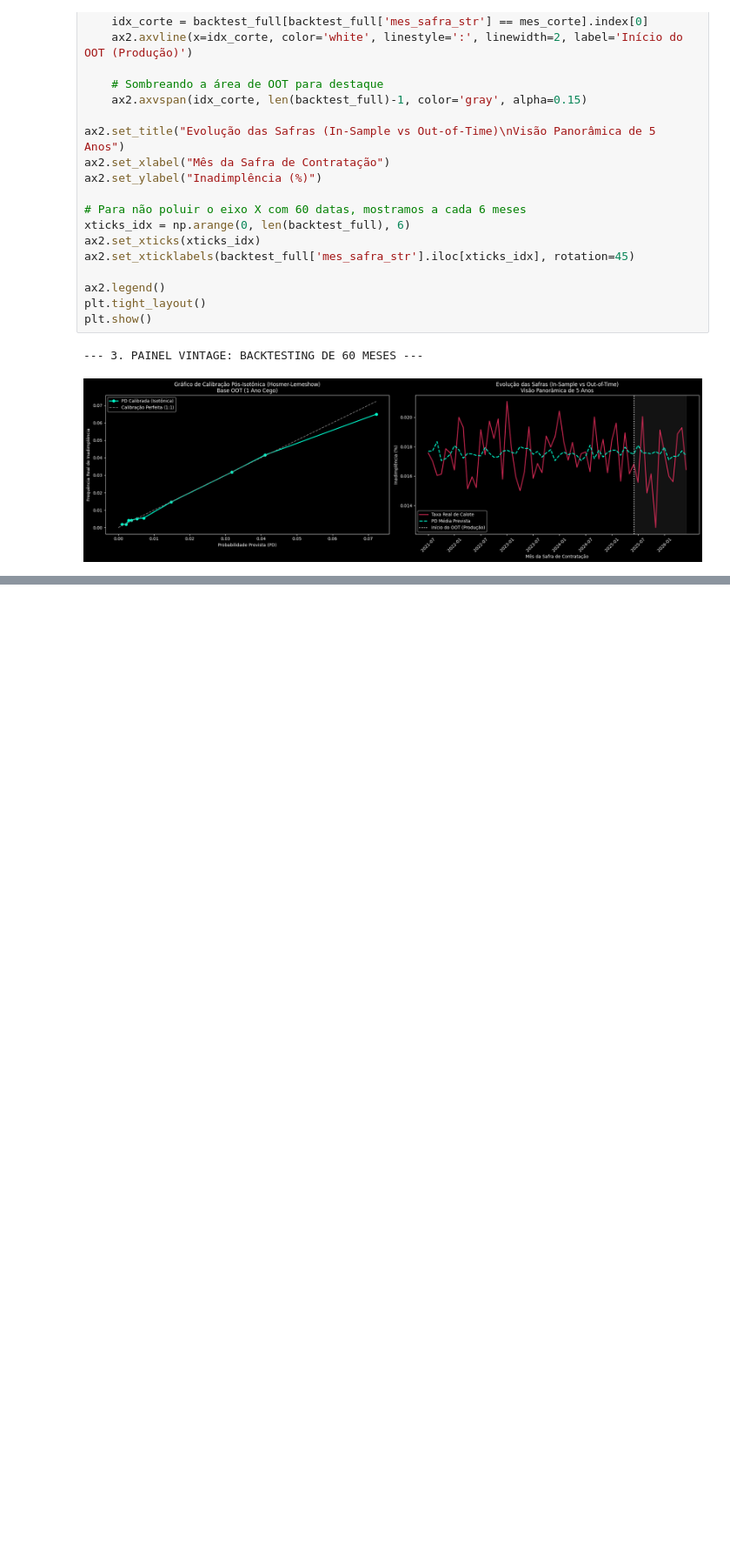
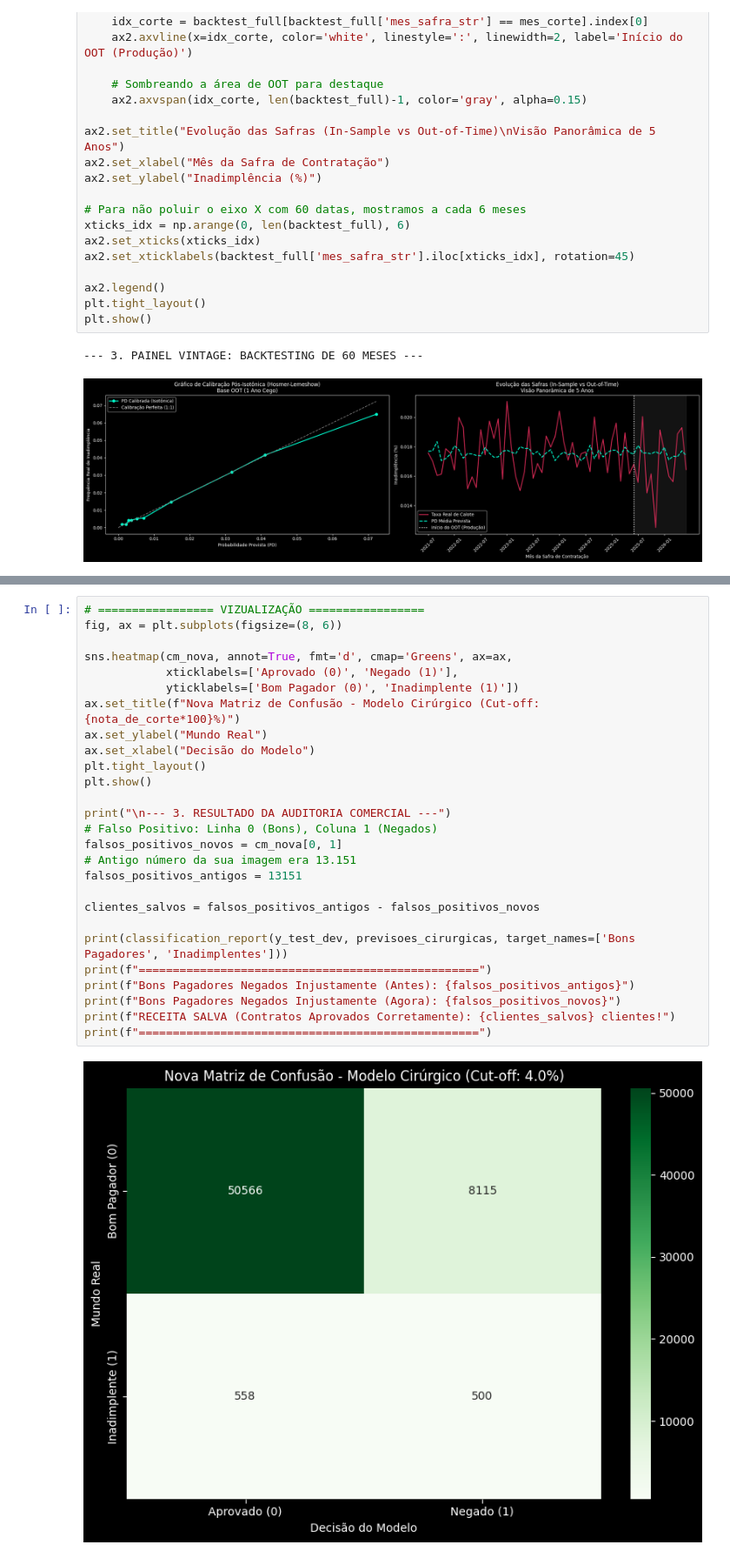
Before and after one commit to engineer-inks/ifrs9-financial-computer-ai, a Jupyter notebook: notebooks/01_estudo_clusters_portfolio.ipynb, the cells around one changed output, grey strips where cells are left out. Shown at 87% size. Cells and saved outputs as stored; diff of their text form; blank space fills up the shorter version.

Commit message:
feat - adicao de novos estudos para maximizar a precision

```diff
--- a/notebooks/01_estudo_clusters_portfolio.ipynb
+++ b/notebooks/01_estudo_clusters_portfolio.ipynb
@@ -821,0 +893,29 @@ plt.show()
+# %%
+# ================= VIZUALIZAÇÃO =================
+fig, ax = plt.subplots(figsize=(8, 6))
+
+sns.heatmap(cm_nova, annot=True, fmt='d', cmap='Greens', ax=ax,
+            xticklabels=['Aprovado (0)', 'Negado (1)'],
+            yticklabels=['Bom Pagador (0)', 'Inadimplente (1)'])
+ax.set_title(f"Nova Matriz de Confusão - Modelo Cirúrgico (Cut-off: {nota_de_corte*100}%)")
+ax.set_ylabel("Mundo Real")
+ax.set_xlabel("Decisão do Modelo")
+plt.tight_layout()
+plt.show()
+
+print("\n--- 3. RESULTADO DA AUDITORIA COMERCIAL ---")
+# Falso Positivo: Linha 0 (Bons), Coluna 1 (Negados)
+falsos_positivos_novos = cm_nova[0, 1]
+# Antigo número da sua imagem era 13.151
+falsos_positivos_antigos = 13151
+
+clientes_salvos = falsos_positivos_antigos - falsos_positivos_novos
+
+print(classification_report(y_test_dev, previsoes_cirurgicas, target_names=['Bons Pagadores', 'Inadimplentes']))
+print(f"==================================================")
+print(f"Bons Pagadores Negados Injustamente (Antes): {falsos_positivos_antigos}")
+print(f"Bons Pagadores Negados Injustamente (Agora): {falsos_positivos_novos}")
+print(f"RECEITA SALVA (Contratos Aprovados Corretamente): {clientes_salvos} clientes!")
+print(f"==================================================")
+# %% [output]
+[figure, added]
```
Also changed, not shown: parts of 19 cells of this notebook.
